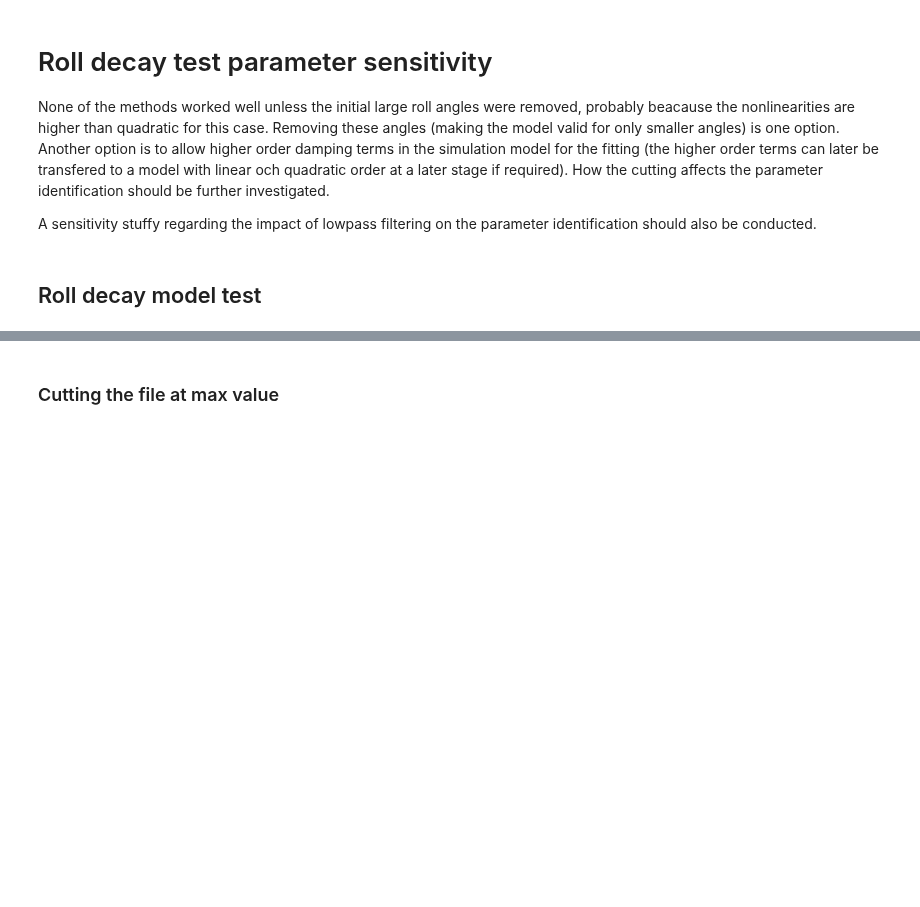
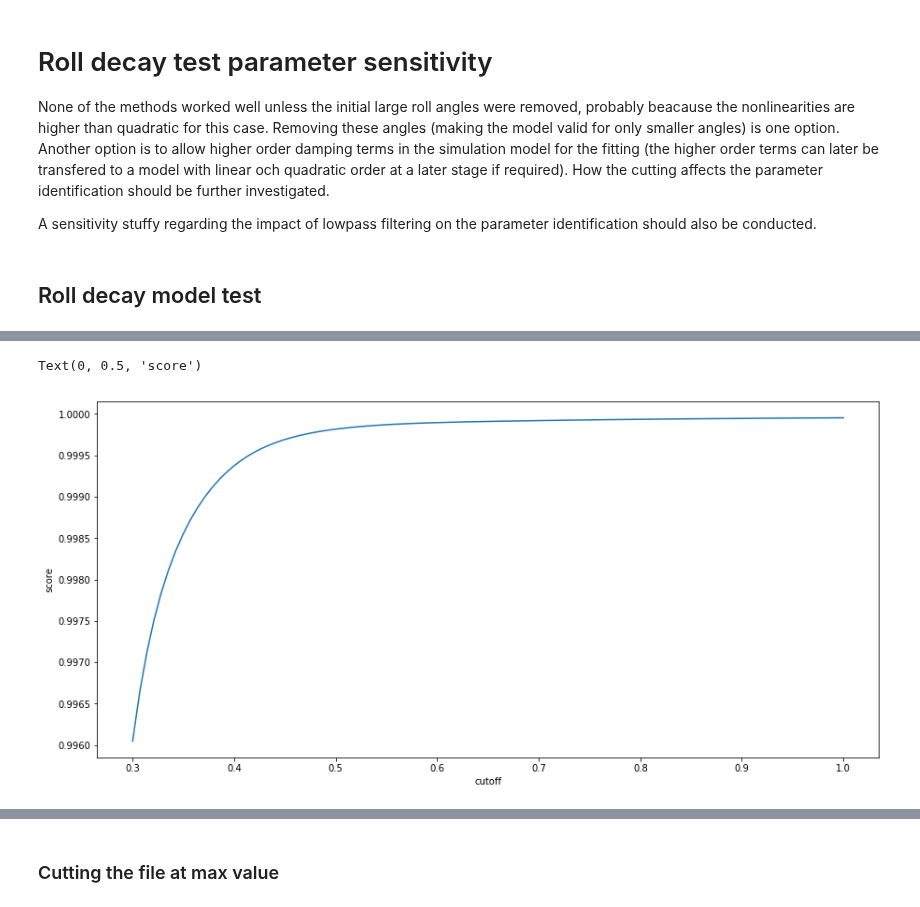
Before and after one commit to martinlarsalbert/rolldecay, a Jupyter notebook: notebooks/rolldecay/03.2_maa_roll_decay_test_system_identification_sensitivity.ipynb, the cells around one changed output, grey strips where cells are left out. Saved outputs shown, nothing was run; the diff lists cells and outputs as text; code cells hidden in the pictures; blank space fills up the shorter version.

```diff
--- a/notebooks/rolldecay/03.2_maa_roll_decay_test_system_identification_sensitivity.ipynb
+++ b/notebooks/rolldecay/03.2_maa_roll_decay_test_system_identification_sensitivity.ipynb
@@ -41,0 +40,17 @@ df.plot(y='phi')
+# %%
+N=100
+cutoffs = np.linspace(0.3,1,N)
+scores = []
+for cutoff in cutoffs:
+    lowpass_filter = LowpassFilterDerivatorTransformer(cutoff=cutoff)
+    lowpass_filter.fit(X=df_raw)
+    score = lowpass_filter.score(X=df_raw)
+    scores.append(score)
+# %%
+fig,ax = plt.subplots()
+ax.plot(cutoffs, scores)
+ax.set_xlabel('cutoff')
+ax.set_ylabel('score')
+# %% [output]
+Text(0, 0.5, 'score')
+[figure, added]
```
Also changed, not shown: parts of 56 cells of this notebook.
